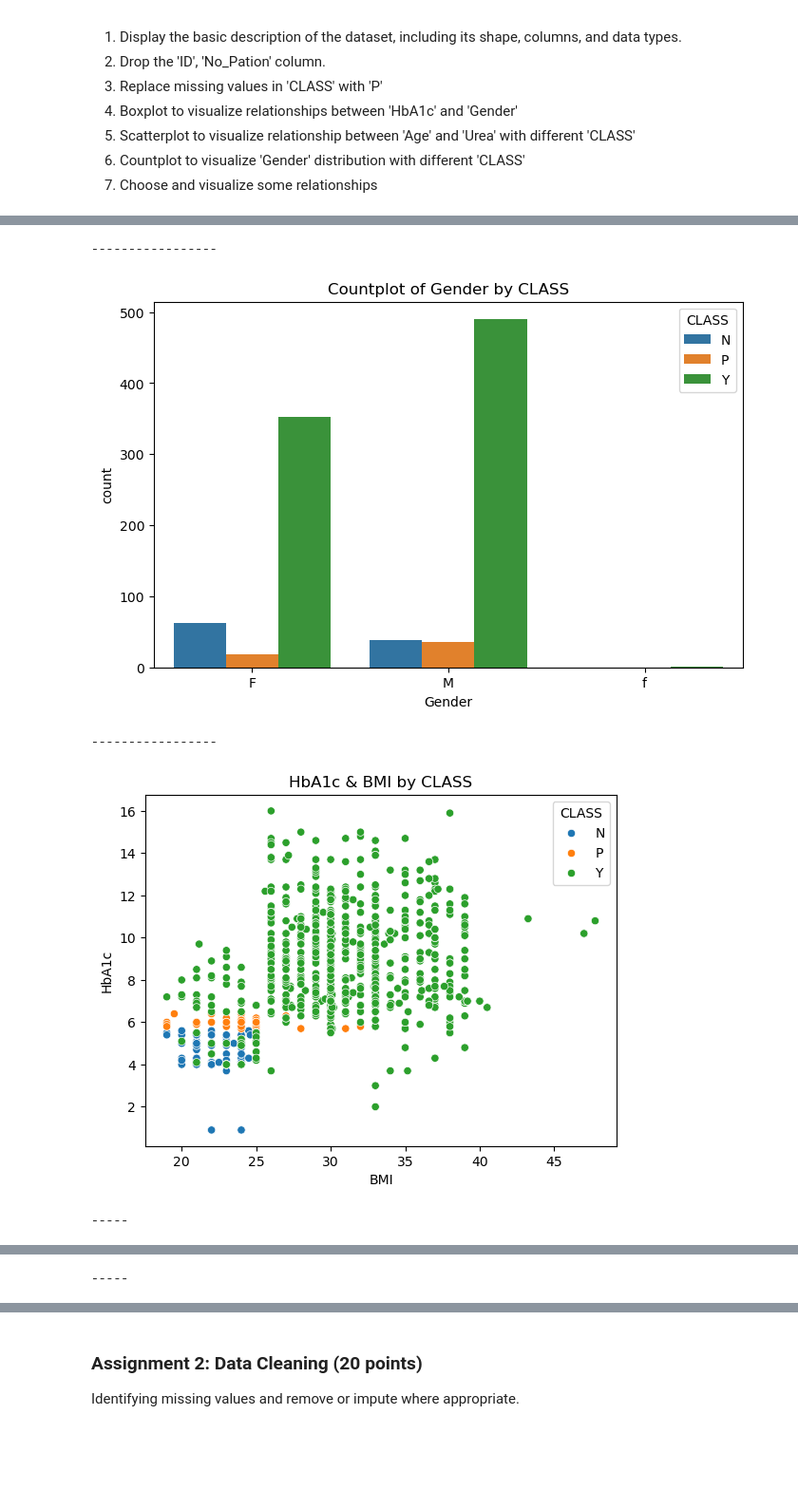
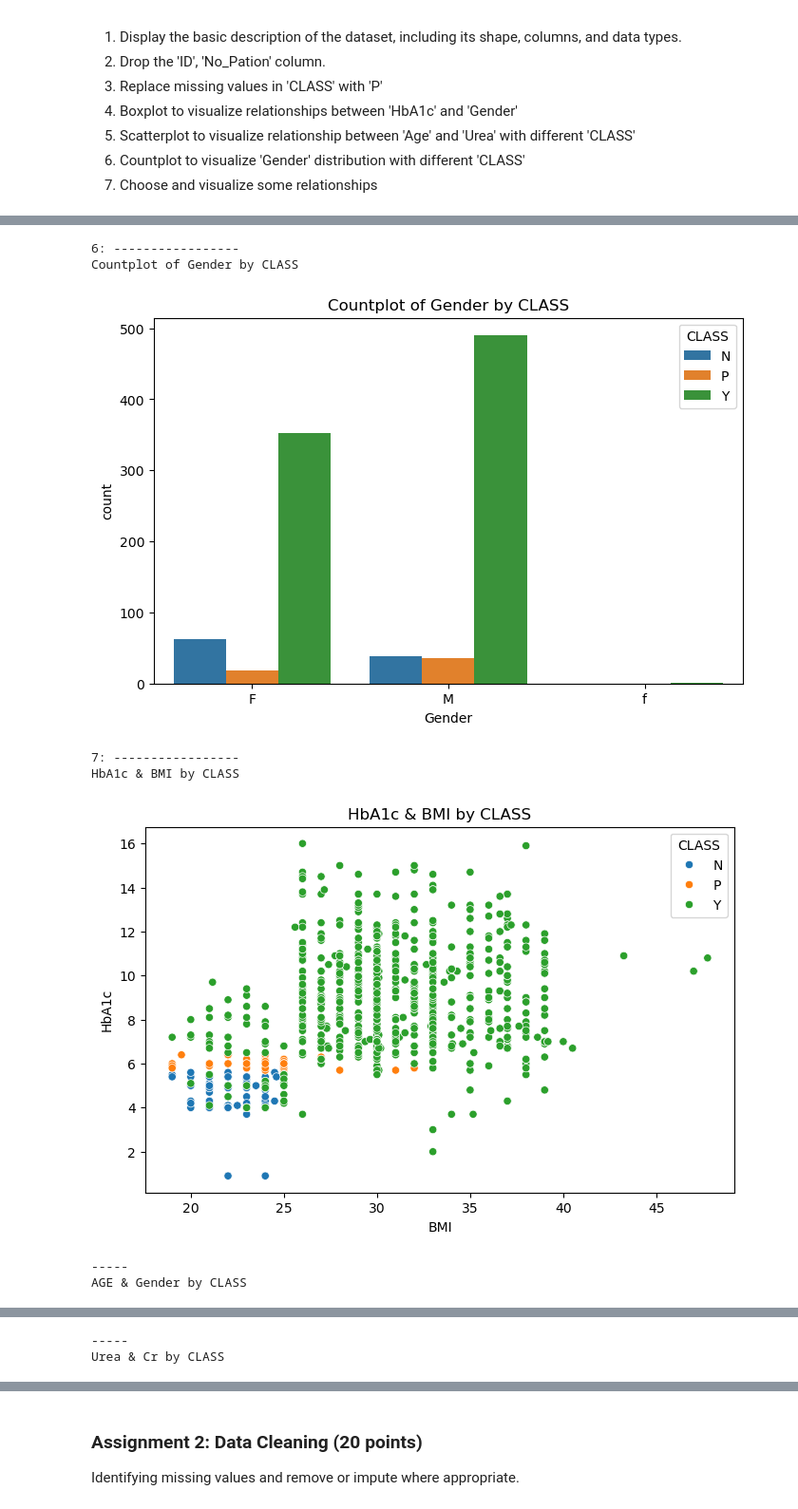
Before and after one commit to trantuanthinh/CSE450-DataMining, a Jupyter notebook: Lab 2 - Classification.ipynb, the cells around one changed output, grey strips where cells are left out. Shown at 95% size. Saved outputs shown, nothing was run; the diff lists cells and outputs as text; code cells hidden in the pictures; blank space fills up the shorter version.

```diff
--- a/Lab 2 - Classification.ipynb
+++ b/Lab 2 - Classification.ipynb
@@ -20,14 +20,33 @@ Objective
 7. Choose and visualize some relationships
 # %%
 import pandas as pd
+from sklearn.model_selection import train_test_split
+from sklearn.preprocessing import LabelEncoder, StandardScaler
+from sklearn.decomposition import PCA
+from sklearn.linear_model import LogisticRegression
+from sklearn.neighbors import KNeighborsClassifier
+from sklearn.naive_bayes import GaussianNB
+from sklearn.tree import DecisionTreeClassifier
+from sklearn.ensemble import RandomForestClassifier, AdaBoostClassifier
+from sklearn.metrics import (
+    accuracy_score,
+    precision_score,
+    recall_score,
+    f1_score,
+    confusion_matrix,
+    classification_report,
+)
 import matplotlib.pyplot as plt
 import seaborn as sns
+import numpy as np
 
 file = "Dataset of Diabetes.csv"
 df = pd.read_csv(file)
 
 # Assignment 1
+print("Assignment 1: -----------------")
 # 1. Display the basic description of the dataset, including its shape, columns, and data types
+print("1: -----------------")
 print("Shape of dataset:", df.shape)
 print("-----")
 print("Columns:\n", df.columns)
@@ -36,55 +55,61 @@ print("Data types:\n", df.dtypes)
 print("-----")
 print("Summary statistics:\n", df.describe(include="all"))
 
-print("-----------------")
 # 2. Drop the 'ID', 'No_Pation' column
+print("2: -----------------")
 df = df.drop(["ID", "No_Pation"], axis=1)
 print("Shape of dataset after drop:", df.shape)
 print("-----")
 print("Columns after drop:\n", df.columns)
 
-print("-----------------")
 # 3. Replace missing values in 'CLASS' with 'P'
+print("3: -----------------")
 print("Before Fill Statistic:", df["CLASS"].isnull().sum())
 df["CLASS"] = df["CLASS"].str.strip()
 df["CLASS"] = df["CLASS"].fillna("P")
 print("After Fill Statistic:", df["CLASS"].isnull().sum())
 
-print("-----------------")
 # 4. Boxplot to visualize relationships between 'HbA1c' and 'Gender'
+print("4: -----------------")
 plt.figure(figsize=(8, 5))
 sns.boxplot(x="Gender", y="HbA1c", data=df)
 plt.title("Boxplot of HbA1c by Gender")
+print("Boxplot of HbA1c by Gender")
 plt.show()
 
-print("-----------------")
 # 5. Scatterplot to visualize relationship between 'Age' and 'Urea' with different 'CLASS'
+print("5: -----------------")
 plt.figure(figsize=(8, 5))
 sns.scatterplot(x="AGE", y="Urea", hue="CLASS", data=df)
 plt.title("Scatterplot of AGE vs Urea by CLASS")
+print("Scatterplot of AGE vs Urea by CLASS")
 plt.show()
 
-print("-----------------")
 # 6. Countplot to visualize 'Gender' distribution with different 'CLASS'
+print("6: -----------------")
 plt.figure(figsize=(8, 5))
 sns.countplot(x="Gender", hue="CLASS", data=df)
 plt.title("Countplot of Gender by CLASS")
+print("Countplot of Gender by CLASS")
 plt.show()
 
-print("-----------------")
 # 7. Choose and visualize some relationships
-plt.figure()
+print("7: -----------------")
+plt.figure(figsize=(8, 5))
 sns.scatterplot(x="BMI", y="HbA1c", hue="CLASS", data=df)
 plt.title("HbA1c & BMI by CLASS")
+print("HbA1c & BMI by CLASS")
 plt.show()
 print("-----")
 plt.figure(figsize=(8, 5))
 sns.boxplot(x="AGE", y="Gender", hue="CLASS", data=df)
 plt.title("AGE & Gender by CLASS")
+print("AGE & Gender by CLASS")
 plt.show()
 print("-----")
 plt.figure(figsize=(8, 5))
 sns.scatterplot(x="Urea", y="Cr", hue="CLASS", data=df)
 plt.title("Urea & Cr by CLASS")
+print("Urea & Cr by CLASS")
 plt.show()
 # %% [output]
@@ -110,11 +136,15 @@ After Fill Statistic: 0
 [figure]
------------------
+6: -----------------
+Countplot of Gender by CLASS
 [figure]
------------------
+7: -----------------
+HbA1c & BMI by CLASS
-[figure, old version]
+[figure, new version]
 -----
+AGE & Gender by CLASS
 [figure]
 -----
+Urea & Cr by CLASS
 [figure]
 # %% [markdown]
 ### Assignment 2: Data Cleaning (20 points)
```
Also changed, not shown: parts of 4 cells of this notebook, 1 other file.
